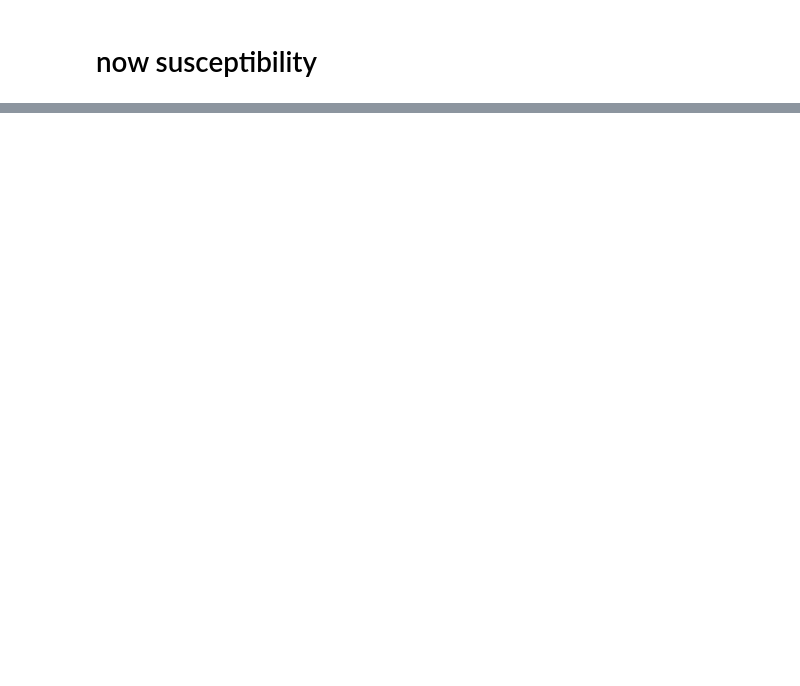
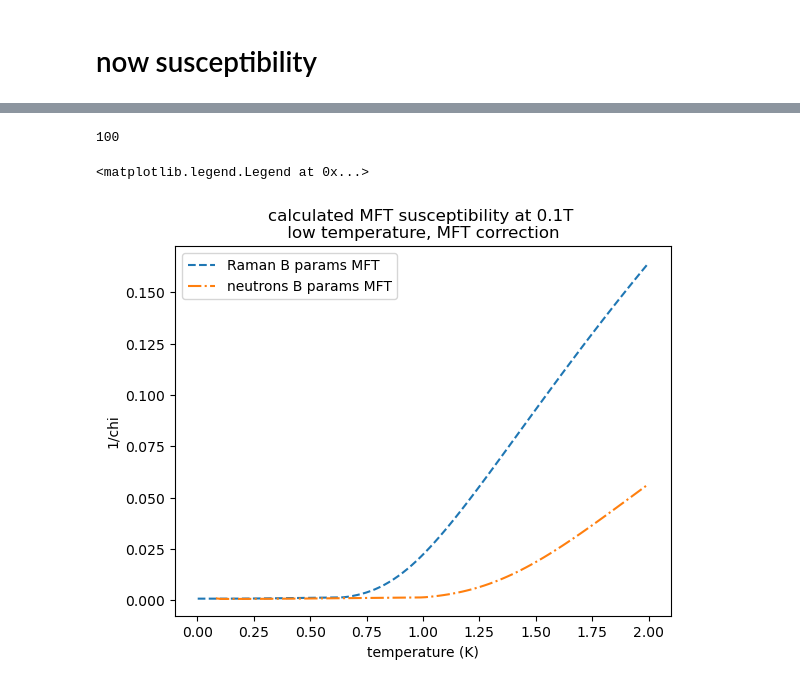
Before and after one commit to hrwhitelock/CES_magnetoOptical, a Jupyter notebook: CES_Mag_fromPCF.ipynb, the cells around one changed output, grey strips where cells are left out. Saved outputs shown, nothing was run; the diff lists cells and outputs as text; code cells hidden in the pictures; blank space fills up the shorter version.

```diff
--- a/CES_Mag_fromPCF.ipynb
+++ b/CES_Mag_fromPCF.ipynb
@@ -324,11 +252,11 @@ tempBparams =  {'B20': B20, 'B40':B40,'B43': B43, 'B60': B60, 'B63':B63,'B66':B6
 tempErObj = cef.CFLevels.Bdict(ion,tempBparams)
 
 
+f = np.linspace(0,10,1000)
+ffine = np.linspace(0,10,len(mme_C))
 
 
 
-f = np.linspace(0,10,500)
-ffine = np.linspace(0,10,200000)
 temps = [0.05, 0.1, .2, .5, .8,1,1.5]
 n = len(temps)
 colors = plt.cm.jet(np.linspace(0,1,n))
@@ -398,19 +326,15 @@ Text(0.5, 1.0, 'C axis dM/dH \n calculated from Raman fit B params')
 def susceptibility(ionObj, fieldVal, temps):
     chi = []
     for temp in temps:
-        # f = newfreeEnergy(field, temp)
-        # m = np.gradient(f, dx)
-        f, dx = np.linspace(1-fieldVal, 1+fieldVal, 100,retstep = True)
+        f = np.linspace(fieldVal-0.1, 0.1+fieldVal, 100)
         field = [[0,0,b] for b in f]
-        mag= np.array([ErObj.magnetization(ion, temp, f) for f in field]).T
+        mag= np.array([ionObj.magnetization(ion, temp, f) for f in field]).T
         m = MolecularFieldTheory(f, f, mag[2], Jz)
-        # m, dx, field = 1-fieldVal,1+fieldVal, temperature = temp, numpoints =100)
         m = np.array(m).T
-        x = np.gradient(m, dx)
+        x = np.gradient(m, f)
         # now we've gotta access the very low field value
         valIdx = findIdx(field, [0,0,fieldVal])
         chi.append(x[valIdx])
-        # chi.append(x)
     return chi
 def findIdx(array, value):
     array = np.asarray(array)
@@ -442,0 +375,32 @@ plt.legend()
+# %%
+fieldVal = .1
+df = 0.001
+temps = np.linspace(.001,2, 100)
+mysus = susceptibility(MyErObj, fieldVal, temps) #myErObj.susceptibility(ion, temps, field, df)
+# sus = ErObj.susceptibility(ion, temps, field, df)
+neutronSus = susceptibility(AllenErObj, fieldVal, temps)
+# %%
+field = [0,0,.1]
+susPCF = MyErObj.susceptibility(ion, temps, field, df)
+susPCF = np.array(susPCF).T[2]
+len(susPCF)
+# %% [output]
+100
+# %%
+myinv = [-1/x for x in mysus]
+neutroninv = [-1/x for x in neutronSus]
+# sus =  [ErObj.susceptibility(ion, t, field, df) for t in temps]
+susinvPCF = [-1/x for x in susPCF]
+# plt.plot(CESMTdata[12], 1/CESMTdata[13]*SCF, label='c-axis data from Allens paper')
+plt.plot(temps, myinv, '--', label = 'Raman B params MFT')
+plt.plot(temps, neutroninv, '-.', label = 'neutrons B params MFT' )
+# plt.plot(temps, susinvPCF, '--', label = 'Raman B params no MFT')
+plt.title('calculated MFT susceptibility at 0.1T \n low temperature, MFT correction ')
+plt.xlabel('temperature (K)')
+plt.ylabel('1/chi')
+plt.legend()
+# plt.xlim(0, 200)
+# plt.ylim(0,1)
+# %% [output]
+<matplotlib.legend.Legend at 0x...>
+[figure, added]
```
Also changed, not shown: parts of 16 cells of this notebook, 2 other files.
